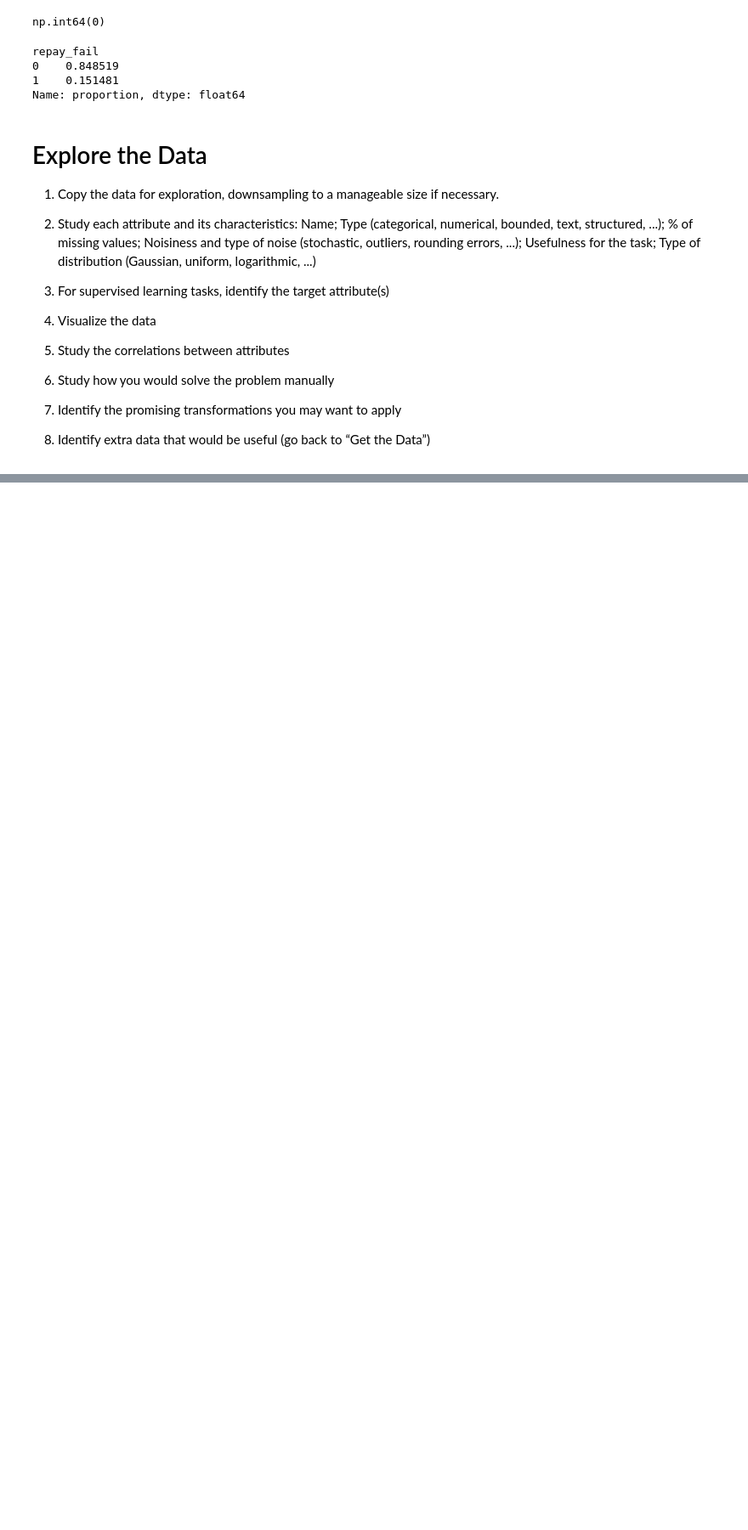
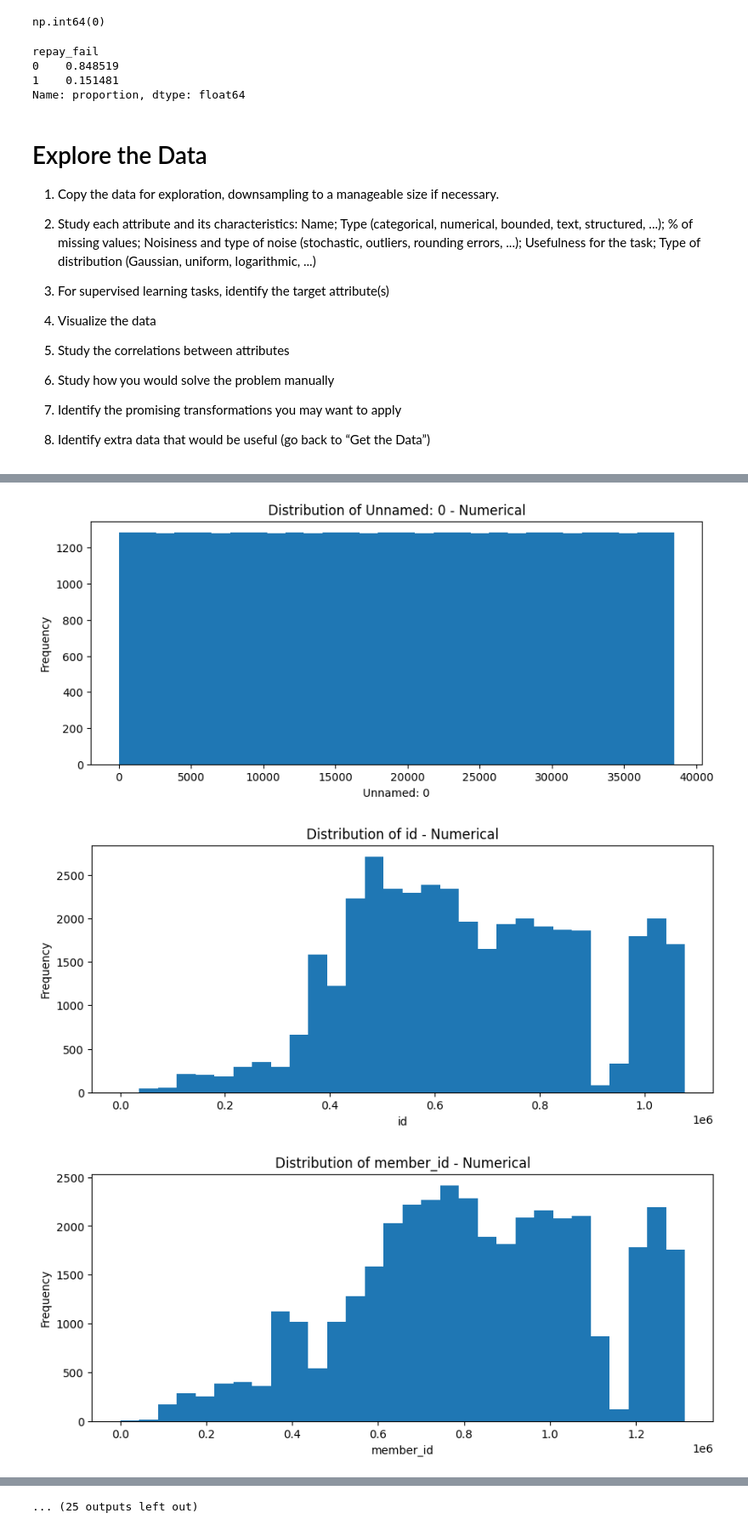
Before and after one commit to jyounes23/LoanDefaultPredictor, a Jupyter notebook: finalProject copy.ipynb, the cells around one changed output, grey strips where cells are left out. Shown at 85% size. Cells and saved outputs as stored; diff of their text form; code cells hidden in the pictures; blank space fills up the shorter version.

```diff
--- a/finalProject copy.ipynb
+++ b/finalProject copy.ipynb
@@ -223,2 +270,2 @@ Explore the Data
 # %%
-Loan_Data = Loan_Data.copy()
+Loan_Data_explore = Loan_Data.copy()
@@ -224,0 +304,26 @@ Loan_Data = Loan_Data.copy()
+# %%
+# Function to plot the distribution of each column
+def plot_distributions(dataframe):
+    for column in dataframe.columns:
+        plt.figure(figsize=(10, 4))
+        # Check data type of the column
+        if dataframe[column].dtype == 'object':  # Categorical data
+            # Use value_counts to see the distribution of categorical data
+            value_count = dataframe[column].value_counts()
+            value_count.plot(kind='bar')
+            plt.title(f'Distribution of {column} - Categorical')
+        else:  # Numerical data
+            # Use histogram to see the distribution of numerical data
+            dataframe[column].hist(bins=30)
+            plt.title(f'Distribution of {column} - Numerical')
+        plt.ylabel('Frequency')
+        plt.xlabel(column)
+        plt.grid(False)
+        plt.show()
+
+# Call the function with your dataframe
+plot_distributions(Loan_Data_explore)
+# %% [output]
+[figure, added]
+[figure, added]
+[figure, added]
@@ -224,0 +339 @@ Loan_Data = Loan_Data.copy()
+... (25 outputs left out)
```
Also changed, not shown: parts of 5 cells of this notebook.
